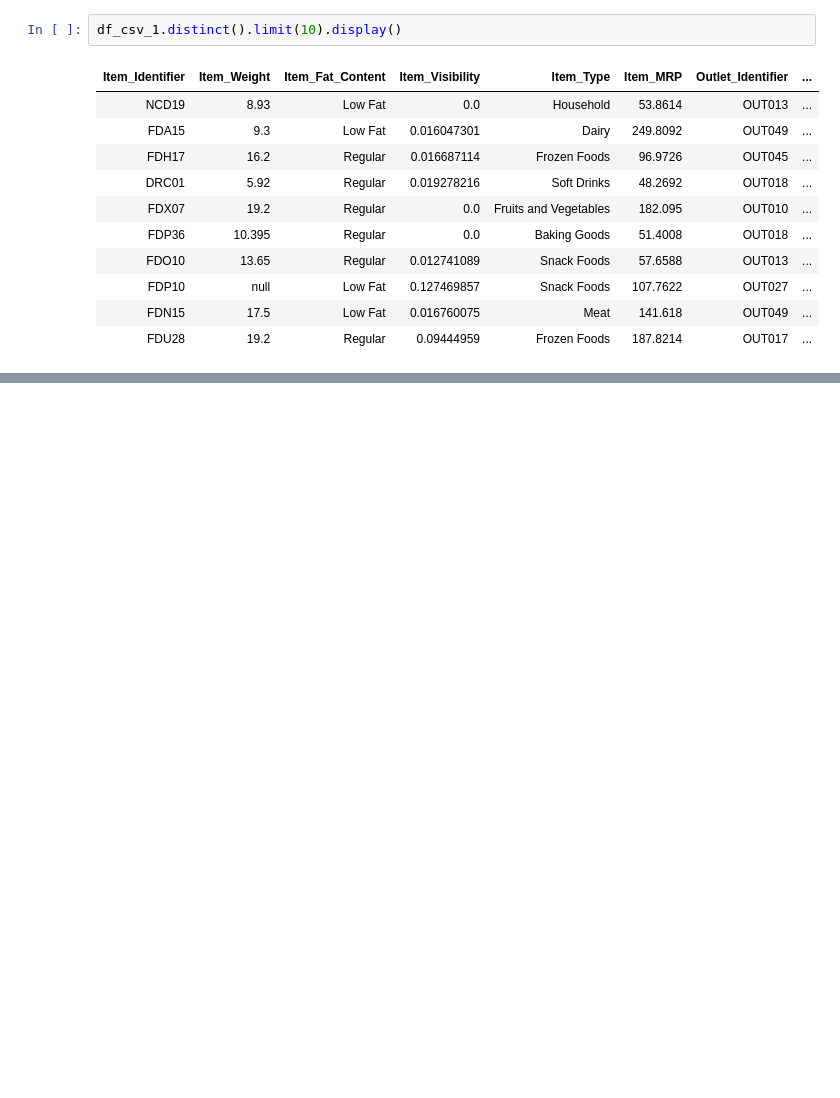
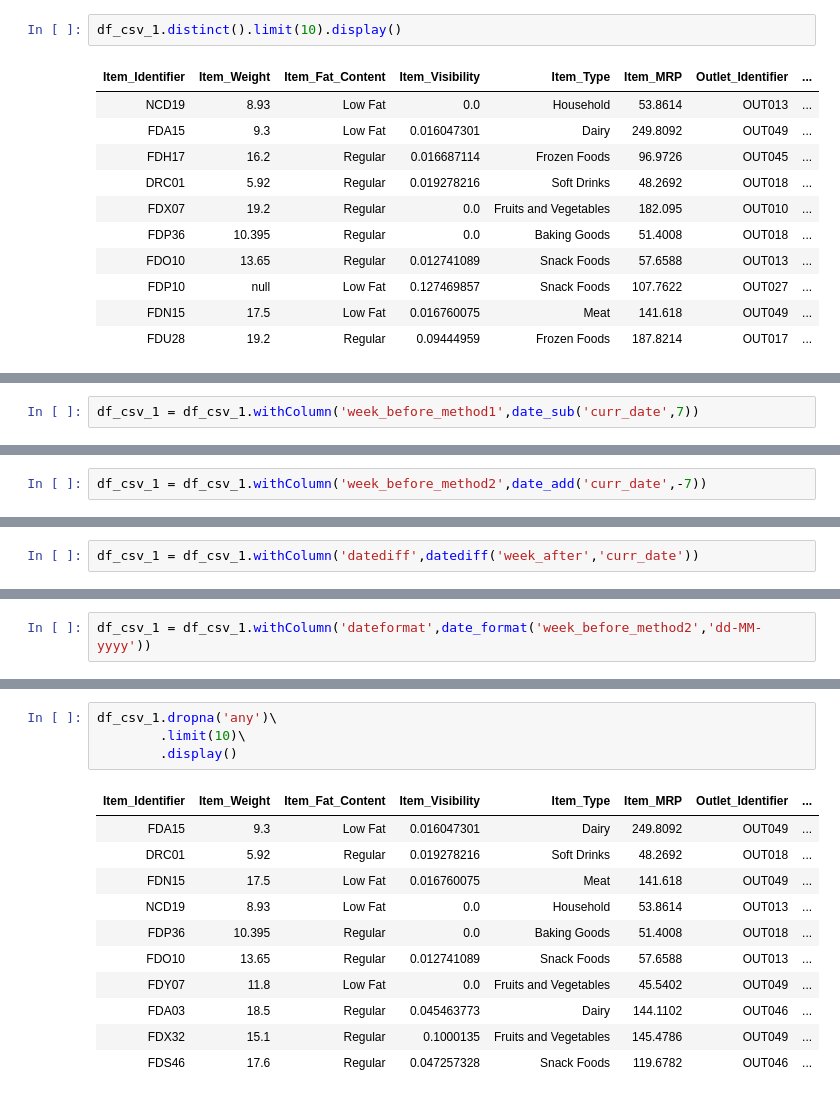
Before and after one commit to lahusawant/Documents, a Jupyter notebook: 01_Tutorial.ipynb, the cells around one changed output, grey strips where cells are left out. Cells and saved outputs as stored; diff of their text form; blank space fills up the shorter version.

```diff
--- a/01_Tutorial.ipynb
+++ b/01_Tutorial.ipynb
@@ -576,0 +702,2 @@ df_csv_1.distinct().limit(10).display()
+# %%
+df_csv_1 = df_csv_1.withColumn('week_before_method1',date_sub('curr_date',7))
@@ -576,0 +721,2 @@ df_csv_1.distinct().limit(10).display()
+# %%
+df_csv_1 = df_csv_1.withColumn('week_before_method2',date_add('curr_date',-7))
@@ -576,0 +739,2 @@ df_csv_1.distinct().limit(10).display()
+# %%
+df_csv_1 = df_csv_1.withColumn('datediff',datediff('week_after','curr_date'))
@@ -576,0 +757,2 @@ df_csv_1.distinct().limit(10).display()
+# %%
+df_csv_1 = df_csv_1.withColumn('dateformat',date_format('week_before_method2','dd-MM-yyyy'))
@@ -576,0 +803,16 @@ df_csv_1.distinct().limit(10).display()
+# %%
+df_csv_1.dropna('any')\
+        .limit(10)\
+        .display()
+# %% [output]
+| Item_Identifier | Item_Weight | Item_Fat_Content | Item_Visibility | Item_Type | Item_MRP | Outlet_Identifier | ... |
+| FDA15 | 9.3 | Low Fat | 0.016047301 | Dairy | 249.8092 | OUT049 | ... |
+| DRC01 | 5.92 | Regular | 0.019278216 | Soft Drinks | 48.2692 | OUT018 | ... |
+| FDN15 | 17.5 | Low Fat | 0.016760075 | Meat | 141.618 | OUT049 | ... |
+| NCD19 | 8.93 | Low Fat | 0.0 | Household | 53.8614 | OUT013 | ... |
+| FDP36 | 10.395 | Regular | 0.0 | Baking Goods | 51.4008 | OUT018 | ... |
+| FDO10 | 13.65 | Regular | 0.012741089 | Snack Foods | 57.6588 | OUT013 | ... |
+| FDY07 | 11.8 | Low Fat | 0.0 | Fruits and Vegetables | 45.5402 | OUT049 | ... |
+| FDA03 | 18.5 | Regular | 0.045463773 | Dairy | 144.1102 | OUT046 | ... |
+| FDX32 | 15.1 | Regular | 0.1000135 | Fruits and Vegetables | 145.4786 | OUT049 | ... |
+| FDS46 | 17.6 | Regular | 0.047257328 | Snack Foods | 119.6782 | OUT046 | ... |
```
Also changed, not shown: parts of 36 cells of this notebook.
